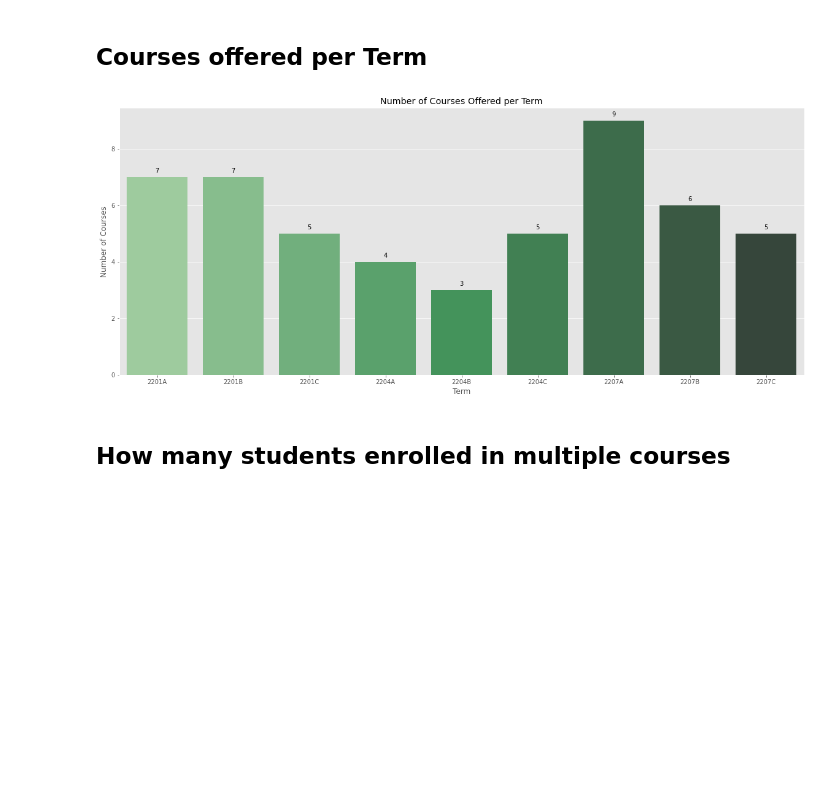
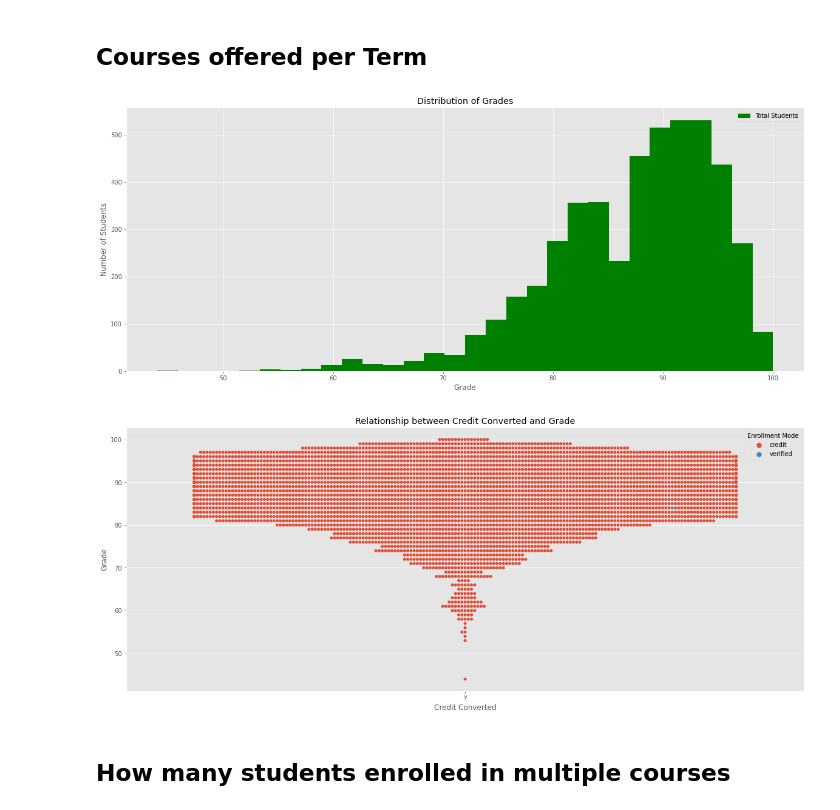
Before and after one commit to iamharkirat/EDA, a Jupyter notebook: learning_enterprise.ipynb, the cells around one changed output. Saved outputs shown, nothing was run; the diff lists cells and outputs as text; code cells hidden in the pictures; blank space fills up the shorter version.

```diff
--- a/learning_enterprise.ipynb
+++ b/learning_enterprise.ipynb
@@ -168,26 +168,33 @@ plt.show()
 [figure]
 # %% [markdown]
 ## Courses offered per Term
-# %%
-# Calculate the number of courses per term
-num_courses_per_term = df.groupby('Term')['Course Prefix'].nunique()
-
-# Plot the number of courses per term as a bar chart
-ax=sns.barplot(x=num_courses_per_term.index, y=num_courses_per_term.values, palette='Greens_d')
-
-# add count values to the bars
-for p in ax.patches:
-    ax.annotate(format(p.get_height(), '.0f'), (p.get_x() + p.get_width() / 2., p.get_height()),
-                ha = 'center', va = 'center', xytext = (0, 10), textcoords = 'offset points')
-
-# Set axis labels and title
-plt.xlabel('Term')
-plt.ylabel('Number of Courses')
-plt.title('Number of Courses Offered per Term')
-
-plt.show()
-# %% [output]
-[figure, removed]
+# %%
+# Filter rows where both Credit Converted and Grade are not null
+df_filtered = df[(~df['Credit Converted'].isnull()) & (~df['Grade'].isnull())]
+
+# Create histogram to show distribution of grades
+plt.hist(df_filtered['Grade'], bins=30, color='g')
+plt.xlabel('Grade')
+plt.ylabel('Number of Students')
+plt.title('Distribution of Grades')
+
+# Add legend
+plt.legend(['Total Students'])
+
+plt.show()
+
+# Create swarmplot to show relationship between Credit Converted and Grade, with hue for Enrollment Mode
+sns.swarmplot(x='Credit Converted', y='Grade', hue='Enrollment Mode', data=df_filtered)
+
+# Set axis labels and title for swarmplot
+plt.xlabel('Credit Converted')
+plt.ylabel('Grade')
+plt.title('Relationship between Credit Converted and Grade')
+
+plt.show()
+# %% [output]
+[figure, added]
+[figure, added]
 # %% [markdown]
 ## How many students enrolled in multiple courses
 # %%
```
Also changed, not shown: parts of 8 cells of this notebook.
